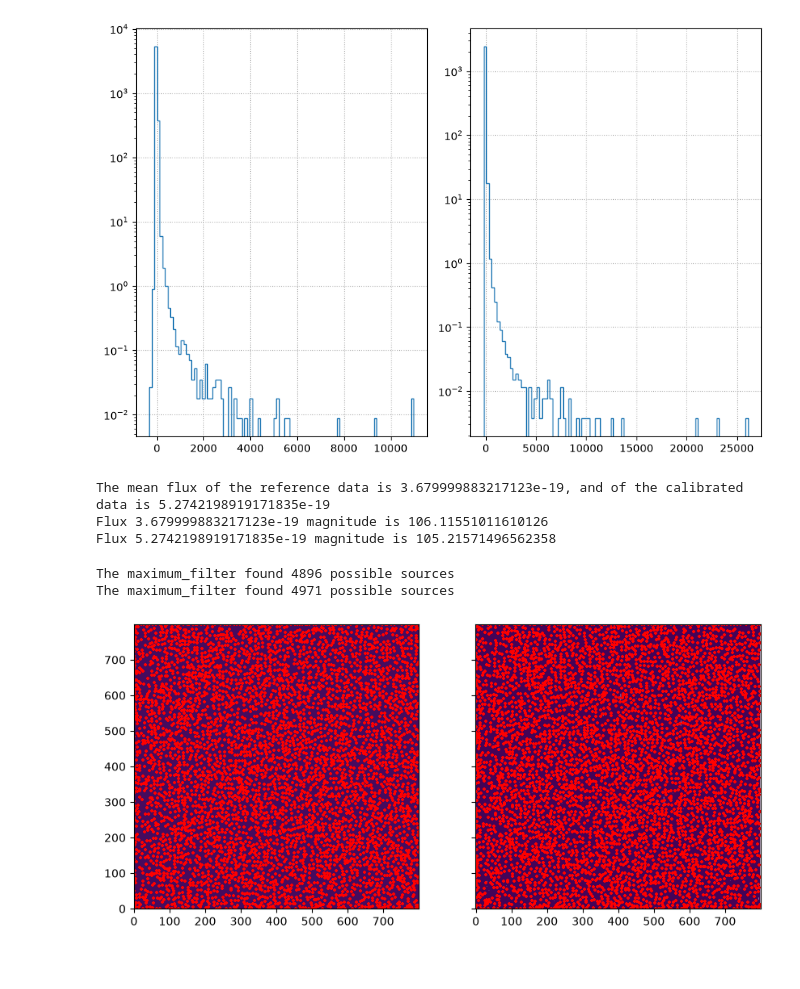
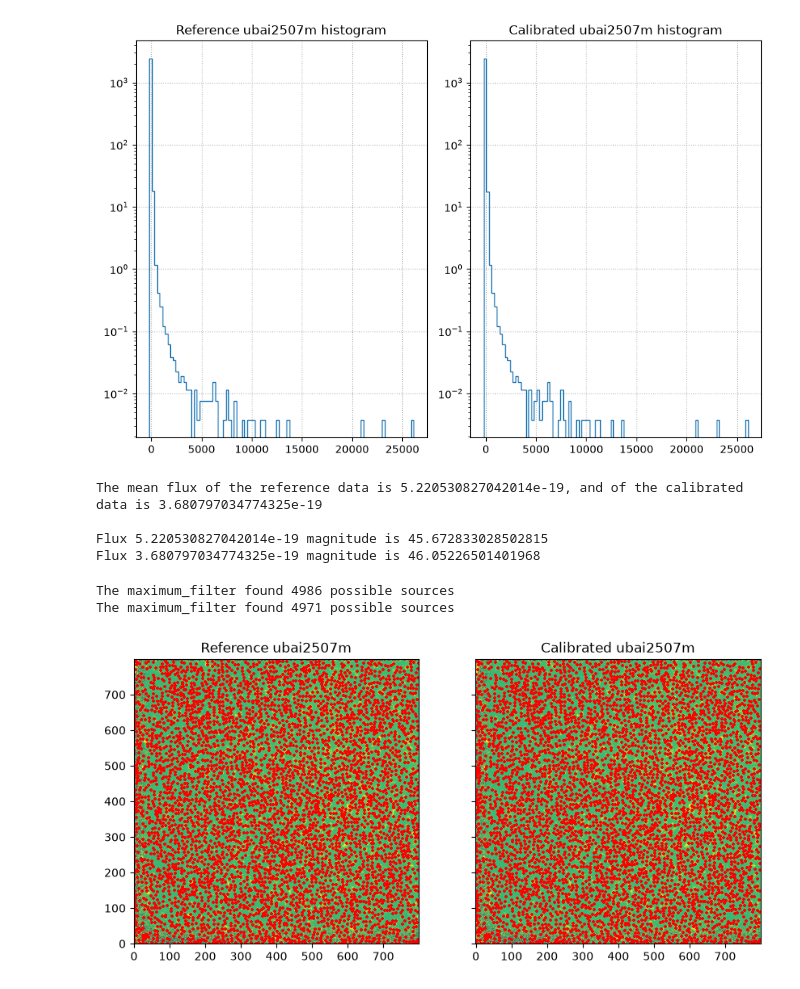
Before and after one commit to ValeriaTrijueque/Assignment2_SpaceDetectorLab, a Jupyter notebook: HSTubai2507m.ipynb, the cells around one changed output. Saved outputs shown, nothing was run; the diff lists cells and outputs as text; code cells hidden in the pictures.

```diff
--- a/HSTubai2507m.ipynb
+++ b/HSTubai2507m.ipynb
@@ -73,18 +63,19 @@ array([[[-24292,      0,    300, ...,    299,    300,    299],
 # %%
-ubai2505m_aligned = here/'hst-data/F336W/ubai2505m_c0m_aligned.fits'
-with fits.open(ubai2505m_aligned) as hdul:
-            aligned2505 = hdul[1].data
+ubai2507m_aligned = here/'hst-data/F336W/ubai2507m_c0m_aligned.fits'#science-ready files
+#obtain image from science-ready files
+with fits.open(ubai2507m_aligned) as hdul:
+            aligned2507 = hdul[1].data
 
 plt.close('all')
-
-pc_data = aligned2505.copy()
+#Plot to compare science-ready files to the performed image calibration
+pc_data = aligned2507.copy()
 pc_datacal = sky_correct[0].copy()
 
 fig, (ax, ax1) = plt.subplots(1,2,figsize=(9, 9))
 
 ax.imshow(pc_data, origin='lower', vmin=0, vmax=5)
-ax.set_title("Reference ubai2505m")
+ax.set_title("Reference ubai2507m")
 
 ax1.imshow(pc_datacal, origin='lower', vmin=0, vmax=5)
-ax1.set_title("Calibrated ubai2505m")
+ax1.set_title("Calibrated ubai2507m")
 # %% [output]
@@ -107,5 +107,6 @@ plt.show()
 # %%
-counts = np.nan_to_num(pc_datacal, nan=0)
+#Make histrogram to compare the counts from both the science-ready files to the calibrated files
+counts = np.nan_to_num(pc_datacal, nan=0) #remove nan from masking - make nan be 0
 
 fig2, (ax,ax1) = plt.subplots(1,2,figsize=(9, 6))
 
@@ -115,15 +116,18 @@ Functions.histogram(ax1, counts)
 ax.set_yscale('log')
 ax1.set_yscale('log')
 
+ax.set_title("Reference ubai2507m histogram")
+ax1.set_title("Calibrated ubai2507m histogram")
+
 ax.grid(ls=':')
 ax1.grid(ls=':')
 
 plt.tight_layout()
 # %% [output]
-[figure, old version]
+[figure, new version]
 # %%
 #Convert to flux
-aligned = Functions.flux(time, PHOTOFLAM,aligned2505)
+aligned = Functions.flux(time, PHOTOFLAM,aligned2507)
 maskp = ~np.isnan(sky_correct[0])
 Cal = Functions.flux(time, PHOTOFLAM, sky_correct[0][maskp])
 
@@ -132,41 +136,39 @@ mc =Cal.mean()
 
 photo = [ma, mc]
 
-mag = Functions.magnitude(photo, PHOTOFLAM)
+mag = Functions.magnitude(photo, PHOTOFLAM,ZP_CORR)
 
 print(f"The mean flux of the reference data is {ma}, and of the calibrated data is {mc}")
-print(f"Flux {ma} magnitude is {mag[0]}")
+print(f"\nFlux {ma} magnitude is {mag[0]}")
 print(f"Flux {mc} magnitude is {mag[1]}")
 # %% [output]
-The mean flux of the reference data is 3.679999883217123e-19, and of the calibrated data is 5.2742198919171835e-19
-Flux 3.679999883217123e-19 magnitude is 106.11551011610126
-Flux 5.2742198919171835e-19 magnitude is 105.21571496562358
+The mean flux of the reference data is 5.220530827042014e-19, and of the calibrated data is 3.680797034774325e-19
+
+Flux 5.220530827042014e-19 magnitude is 45.672833028502815
+Flux 3.680797034774325e-19 magnitude is 46.05226501401968
 # %%
 from scipy.ndimage import gaussian_filter, convolve
-filtered_image = gaussian_filter(Cal , sigma=1, mode='reflect')
+#Calculate the possible sources from the science-ready data and calibrated files
+filtered_image = gaussian_filter(Cal , sigma=1, mode='reflect')#find source
 
 filtered_image.min(), filtered_image.max()
-def get_local_max(data, nsize=10):
-    """ apply a maximum filter to extract coordinates """
-    local_max = maximum_filter(data, size=nsize)
-    local_max_mask = (local_max == data)
-    coordinates = np.argwhere(local_max_mask)
-    print(f"The maximum_filter found {len(coordinates)} possible sources")
-    return coordinates
 
-coords1 = get_local_max(aligned2505)
-coords2 = get_local_max(sky_correct[0])
+coords1 = Functions.get_local_max(aligned2507)
+coords2 = Functions.get_local_max(sky_correct[0])
 # %% [output]
-The maximum_filter found 4896 possible sources
+The maximum_filter found 4986 possible sources
 The maximum_filter found 4971 possible sources
 # %%
+#Plot the possible sources found
 fig, (ax1, ax2) = plt.subplots(ncols=2, figsize=(10, 5), sharex=True, sharey=True)
-# sqrt_filtered = cutils.transform_by('sqrt', filtered_image, pmin=1, pmax=99)
-ax1.imshow(aligned2505, origin='lower')
-ax2.imshow(sky_correct[0], origin='lower')
+
+ax1.imshow(fluxsqrt, origin='lower')
+ax2.imshow(fluxsqrtcal, origin='lower')
+ax1.set_title("Reference ubai2507m")
+ax2.set_title("Calibrated ubai2507m")
 ax1.scatter(coords1[:, 1], coords1[:, 0], s=10, marker='+', c='r', label='basic max filter')
 ax2.scatter(coords2[:, 1], coords2[:, 0], s=10, marker='+', c='r', label='gaussian filtered max filter')
 plt.show()
 # %% [output]
-[figure, old version]
+[figure, new version]
 # %%
```
Also changed, not shown: parts of 8 cells of this notebook, 6 other files.
